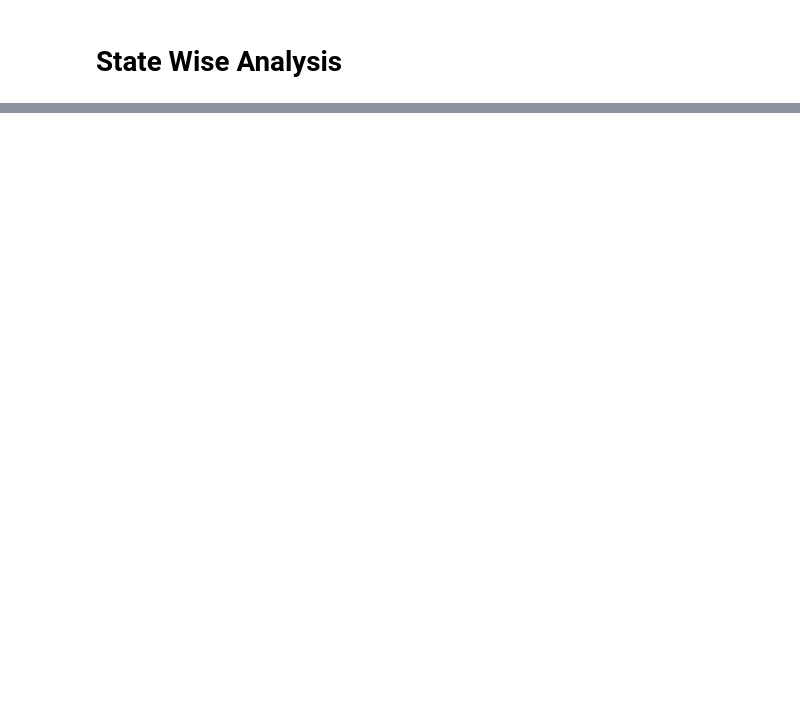
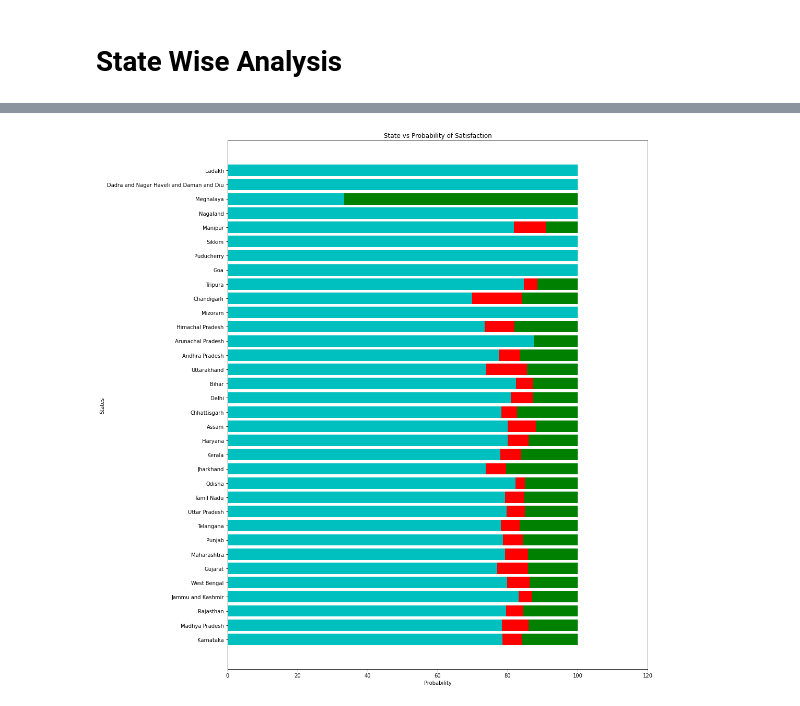
Before and after one commit to VivekBhand/Sentiment-Analysis, a Jupyter notebook: SentimentAnalysis_3129-3130-3131.ipynb, the cells around one changed output, grey strips where cells are left out. Cells and saved outputs as stored; diff of their text form; code cells hidden in the pictures; blank space fills up the shorter version.

```diff
--- a/SentimentAnalysis_3129-3130-3131.ipynb
+++ b/SentimentAnalysis_3129-3130-3131.ipynb
@@ -765,14 +1164,16 @@ import numpy as np
 # %%
 plt.rcParams["figure.figsize"] = [15, 15]
 plt.rcParams["figure.autolayout"] = True
 plt.xlim(0, 120)
 for x in State_dictionary:
     y = State_dictionary[x]
     plt.barh(x, y[0], color='c' , label='Satisfied')
     plt.barh(x, y[1], left=y[0], color='r',label='Unsatisfied')
     plt.barh(x, y[2], left=y[0]+y[1], color='g',label='Neutral')
 plt.title("State vs Probability of Satisfaction")
 plt.xlabel("Probability")
-plt.ylabel("Sates")
+plt.ylabel("States")
 
 plt.show()
+# %% [output]
+[figure, added]
```
Also changed, not shown: parts of 59 cells of this notebook.
